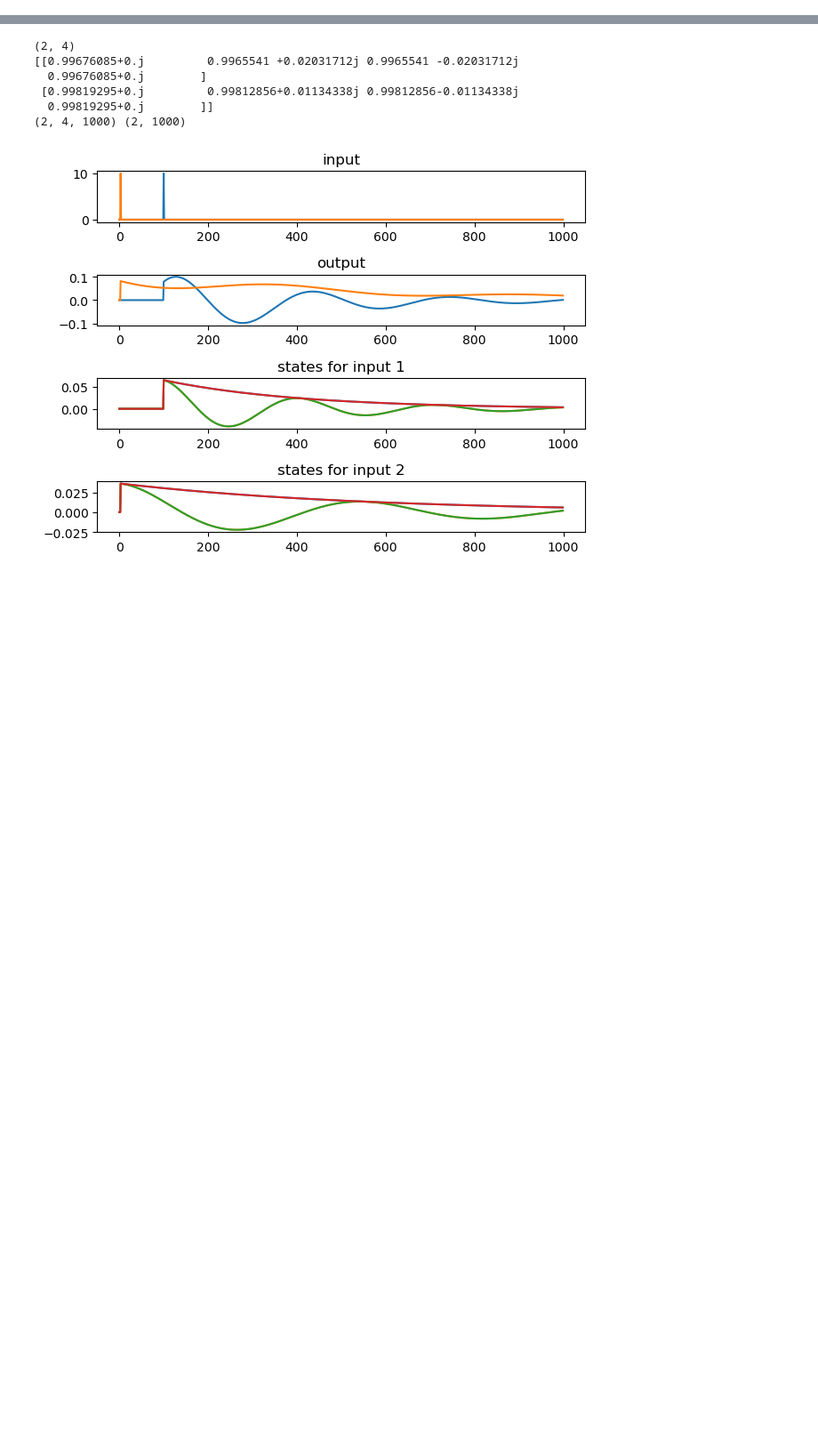
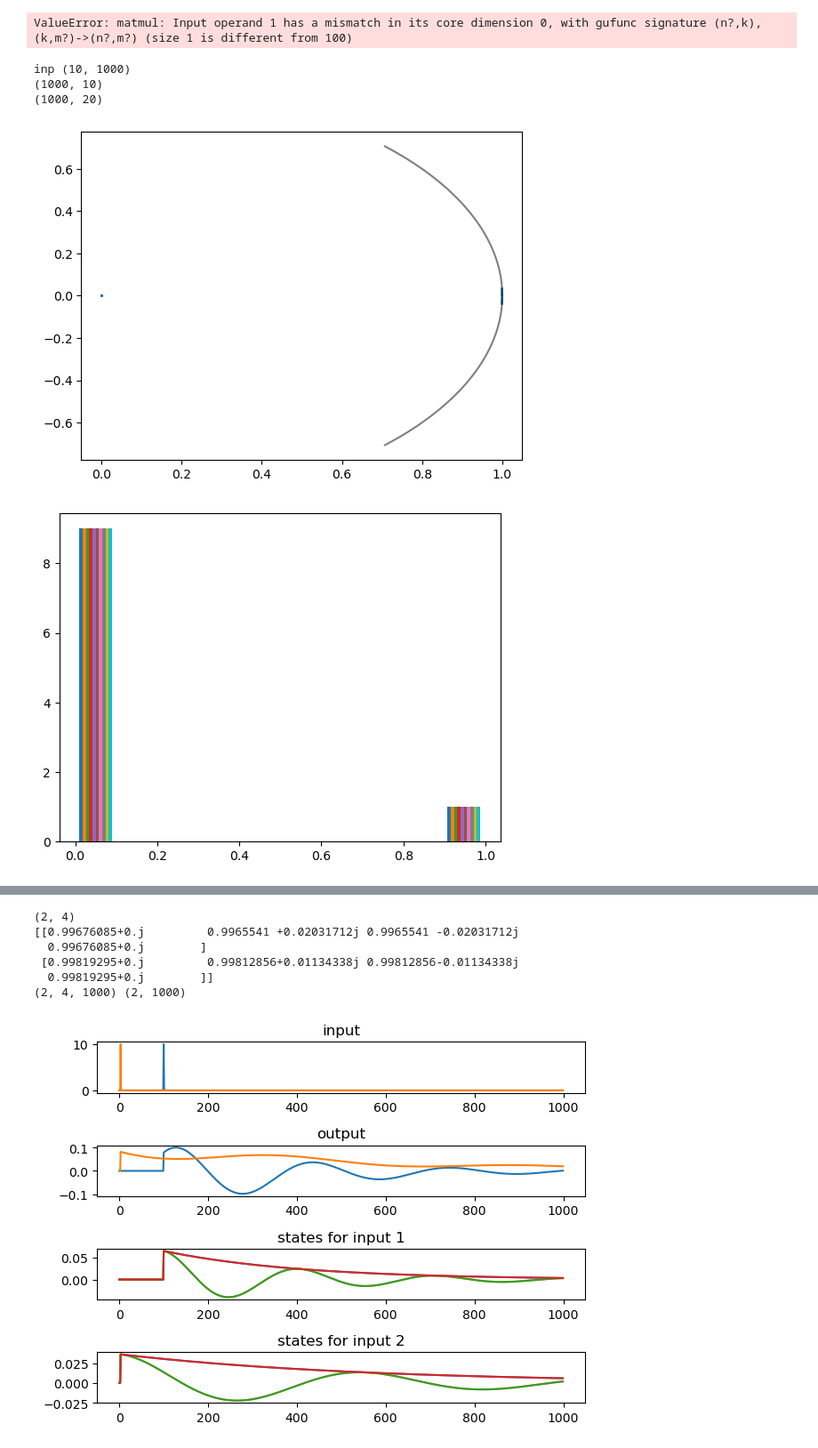
Before and after one commit to mitchellostrow/nn_delay_embeddings, a Jupyter notebook: notebooks/4-11-24 s4_from_scratch.ipynb, the cells around one changed output, grey strips where cells are left out. Shown at 89% size. Saved outputs shown, nothing was run; the diff lists cells and outputs as text; code cells hidden in the pictures; blank space fills up the shorter version.

```diff
--- a/notebooks/4-11-24 s4_from_scratch.ipynb
+++ b/notebooks/4-11-24 s4_from_scratch.ipynb
@@ -69,3 +125,12 @@ da1,db1 = bilinear(A,B,0.1)
+# %%
+s1 = sol[:,0:1]
+#pass this through the zoh and bilinear transformation to see the state
+inp = B @ s1.T
+
+
+xs, red = run_sim(da,db,s1,sol,pca=True)
+# %% [output]
+ValueError: matmul: Input operand 1 has a mismatch in its core dimension 0, with gufunc signature (n?,k),(k,m?)->(n?,m?) (size 1 is different from 100)
 # %%
 from einops import einsum
 #numpy versions of the code
@@ -113,3 +178,32 @@ def forward_nd(us,dA,dB,C):
         ys[:,i] = einsum(C,xs[:,:,i],'d n, d n -> d')
 
     return xs, ys.real
+# %%
+#run the same test as above
+log_dt,log_A_real,A_imag,B,C = nd_s4d(1,10)
+
+dA,dB = discretize(log_dt,log_A_real,A_imag,B)
+
+dA = np.diag(dA[0]) #need to broadcast this so that run-sim works
+
+dB = dB.T
+#plot eigenvalues of dA
+plt.scatter(dA.real,dA.imag,s=1)
+
+#plot a unit circle
+theta = np.linspace(-np.pi/4,np.pi/4,100)
+plt.plot(np.cos(theta),np.sin(theta),c='k',alpha=0.5)
+plt.figure()
+
+plt.hist(dA.real**2 + dA.imag**2) #the system is stable, so why's it blowing up?
+plt.figure()
+
+plt.plot(s1)
+plt.figure()
+xs, red = run_sim(dA,dB,s1,sol,pca=True)
+# %% [output]
+inp (10, 1000)
+(1000, 10)
+(1000, 20)
+[figure, added]
+[figure, added]
```
Also changed, not shown: parts of 8 cells of this notebook, 14 other files.
